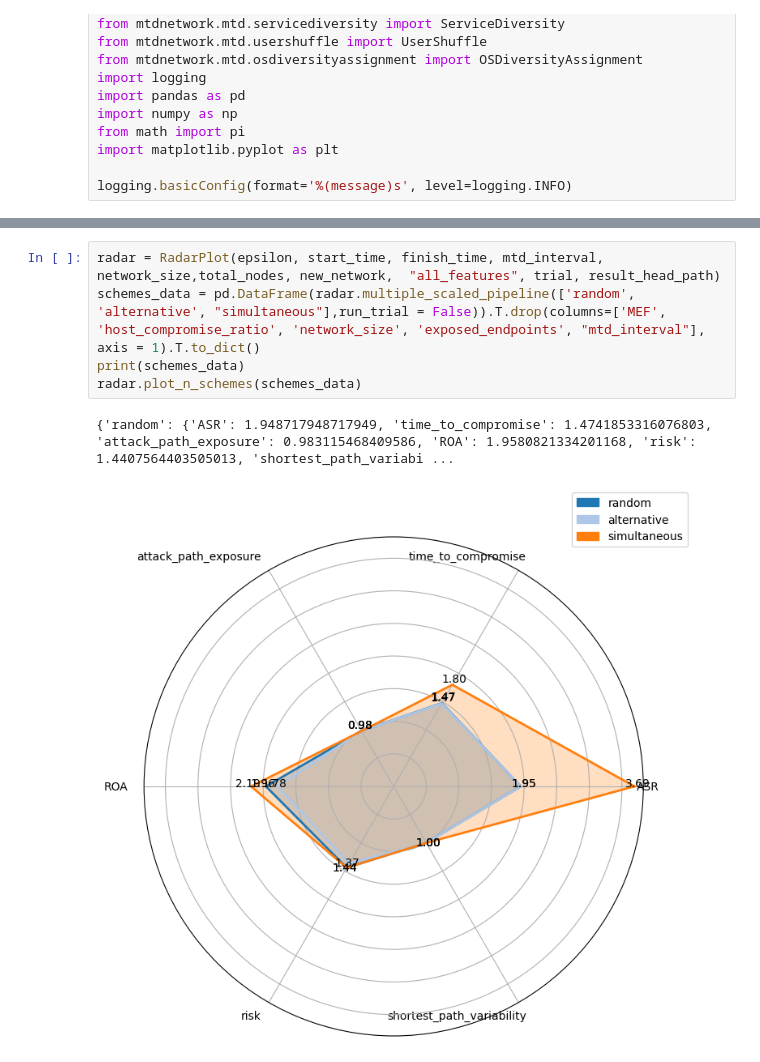
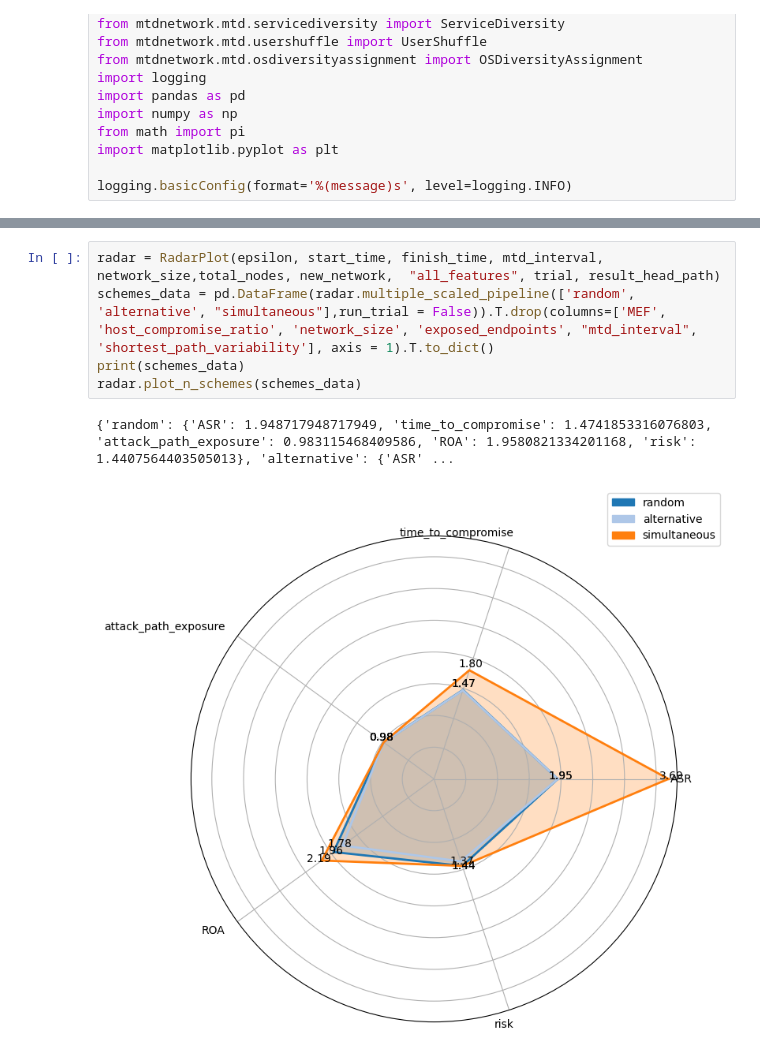
Before and after one commit to MoeBuTa/MTDSim, a Jupyter notebook: experiments/radar_plots_final.ipynb, the cells around one changed output, grey strips where cells are left out. Saved outputs shown, nothing was run; the diff lists cells and outputs as text.

Commit message:
update host comp ratio

```diff
--- a/experiments/radar_plots_final.ipynb
+++ b/experiments/radar_plots_final.ipynb
@@ -61,10 +61,10 @@ models = static_features + time_features
 # %%
 radar = RadarPlot(epsilon, start_time, finish_time, mtd_interval, network_size,total_nodes, new_network,  "all_features", trial, result_head_path)
-schemes_data = pd.DataFrame(radar.multiple_scaled_pipeline(['random', 'alternative', "simultaneous"],run_trial = False)).T.drop(columns=['MEF', 'host_compromise_ratio', 'network_size', 'exposed_endpoints', "mtd_interval"], axis = 1).T.to_dict()
+schemes_data = pd.DataFrame(radar.multiple_scaled_pipeline(['random', 'alternative', "simultaneous"],run_trial = False)).T.drop(columns=['MEF', 'host_compromise_ratio', 'network_size', 'exposed_endpoints', "mtd_interval", 'shortest_path_variability'], axis = 1).T.to_dict()
 print(schemes_data)
 radar.plot_n_schemes(schemes_data)
 # %% [output]
-{'random': {'ASR': 1.948717948717949, 'time_to_compromise': 1.4741853316076803, 'attack_path_exposure': 0.983115468409586, 'ROA': 1.9580821334201168, 'risk': 1.4407564403505013, 'shortest_path_variabi ...
+{'random': {'ASR': 1.948717948717949, 'time_to_compromise': 1.4741853316076803, 'attack_path_exposure': 0.983115468409586, 'ROA': 1.9580821334201168, 'risk': 1.4407564403505013}, 'alternative': {'ASR' ...
-[figure, old version]
+[figure, new version]
 # %%
 for model in models:
```
Also changed, not shown: parts of 5 cells of this notebook, 20 other files.
